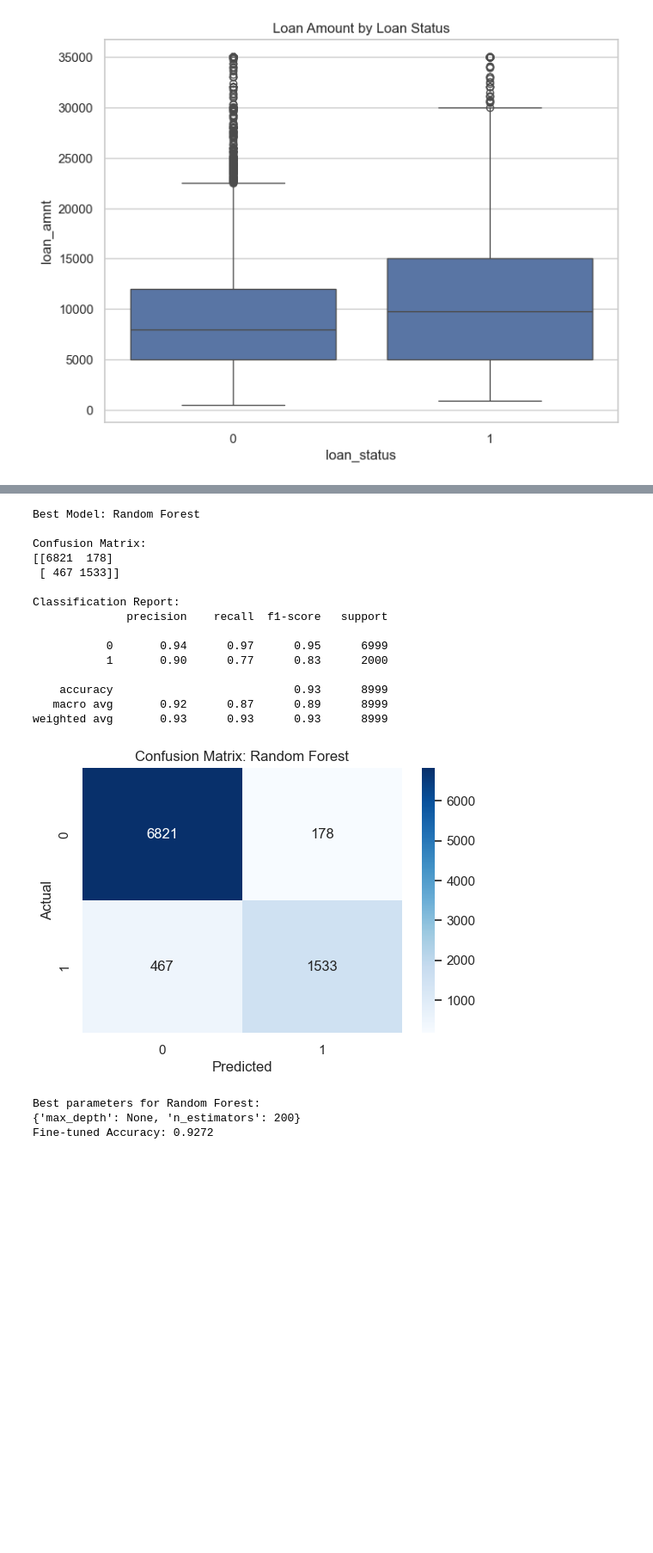
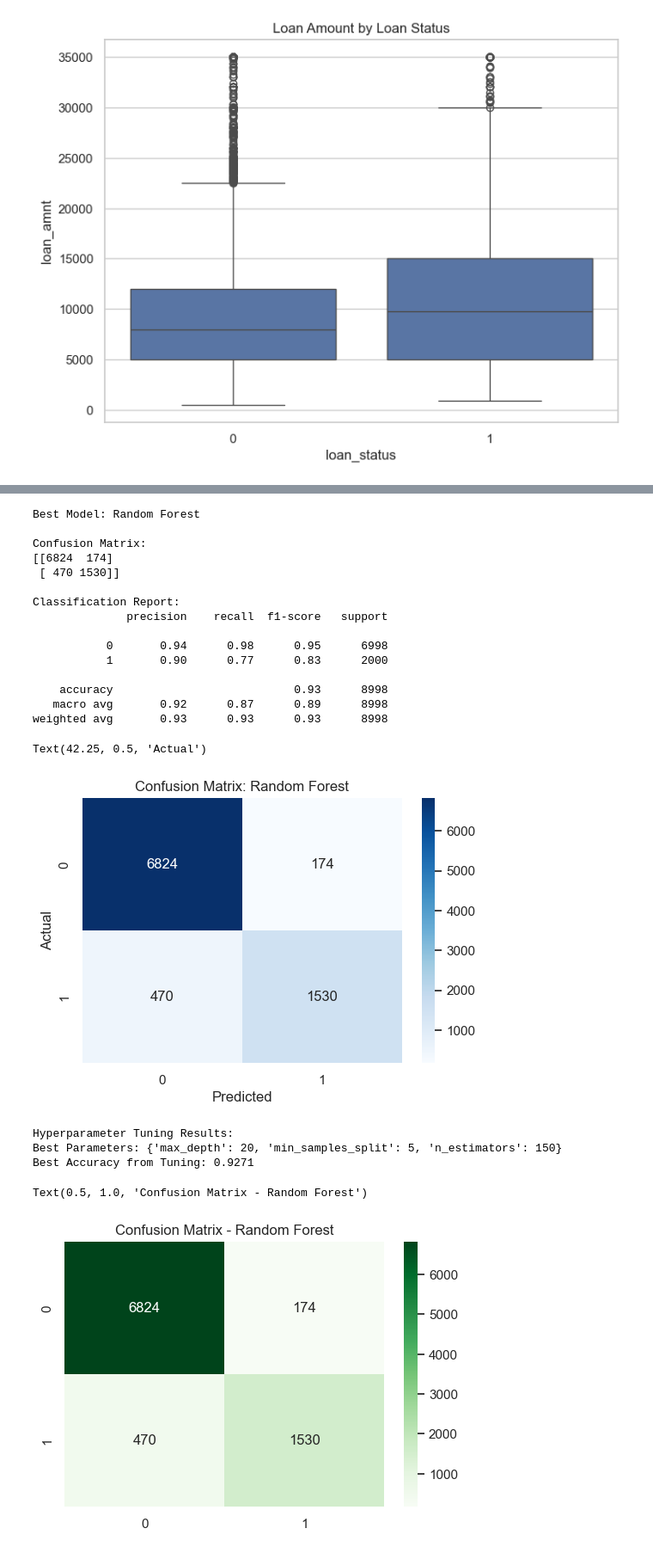
Before and after one commit to Pranoykh/Milestone2, a Jupyter notebook: binary classification.ipynb, the cells around one changed output, grey strips where cells are left out. Shown at 86% size. Drawn from its saved outputs; the diff is of its cells as text; code cells hidden in the pictures; blank space fills up the shorter version.

```diff
--- a/binary classification.ipynb
+++ b/binary classification.ipynb
@@ -109,5 +89,5 @@ max      850.000000      1.000000
 1. Preprocessing - Outlier Handling
 # %%
 # Filter out unrealistic ages and employment experience
-df = df[df['person_age'] <= 100]
+df = df[df['person_age'] <= 75]
 df = df[df['person_emp_exp'] < df['person_age']]
@@ -185,4 +164,4 @@ df.head()
 # 3. Categorical Encoding
 # Use Label Encoding for binary or ordinal, and Get Dummies for others
 # For simplicity, we can use pd.get_dummies for all categorical columns
-df_encoded = pd.get_dummies(df, columns=['person_gender', 'person_education', 'person_home_ownership', 'loan_intent', 'previous_loan_defaults_on_file'], drop_first=True)
+df_encoded = pd.get_dummies(df, columns=['person_gender', 'person_education', 'person_home_ownership', 'loan_intent', 'previous_loan_defaults_on_file'], drop_first=True, dtype=int)
@@ -307,18 +297,18 @@ print(class_report)
 Best Model: Random Forest
 
 Confusion Matrix:
-[[6821  178]
- [ 467 1533]]
+[[6824  174]
+ [ 470 1530]]
 
 Classification Report:
               precision    recall  f1-score   support
 
-           0       0.94      0.97      0.95      6999
+           0       0.94      0.98      0.95      6998
            1       0.90      0.77      0.83      2000
 
-    accuracy                           0.93      8999
-   macro avg       0.92      0.87      0.89      8999
-weighted avg       0.93      0.93      0.93      8999
+    accuracy                           0.93      8998
+   macro avg       0.92      0.87      0.89      8998
+weighted avg       0.93      0.93      0.93      8998
 # %%
 # Plot confusion matrix
 plt.figure(figsize=(6, 4))
@@ -326,34 +316,41 @@ sns.heatmap(conf_matrix, annot=True, fmt='d', cmap='Blues')
 plt.title(f'Confusion Matrix: {best_model_name}')
 plt.xlabel('Predicted')
 plt.ylabel('Actual')
-plt.savefig('best_model_confusion_matrix.png')
 # %% [output]
+Text(42.25, 0.5, 'Actual')
 [figure]
 # %%
-# 7. Hyperparameter Tuning (Fine-tuning the best model)
-# Let's assume Random Forest or Gradient Boosting is the best.
-# I will do a small GridSearch for the best model to demonstrate fine-tuning.
-
-param_grid = {}
-if "Random Forest" in best_model_name:
+if best_model_name == "Random Forest":
     param_grid = {
-        'n_estimators': [100, 200],
-        'max_depth': [None, 10, 20]
+        'n_estimators': [100, 150],
+        'max_depth': [10, 20],
+        'min_samples_split': [2, 5]
     }
-elif "Gradient Boosting" in best_model_name:
+    grid_search = GridSearchCV(RandomForestClassifier(), param_grid, cv=3, scoring='accuracy', n_jobs=-1)
+    grid_search.fit(X_train, y_train)
+    print("\nHyperparameter Tuning Results:")
+    print(f"Best Parameters: {grid_search.best_params_}")
+    print(f"Best Accuracy from Tuning: {grid_search.best_score_:.4f}")
+elif best_model_name == "Gradient Boosting":
     param_grid = {
-        'n_estimators': [100, 200],
-        'learning_rate': [0.1, 0.05]
+        'n_estimators': [100, 150],
+        'learning_rate': [0.1, 0.05],
+        'max_depth': [3, 5]
     }
+    grid_search = GridSearchCV(GradientBoostingClassifier(), param_grid, cv=3, scoring='accuracy', n_jobs=-1)
+    grid_search.fit(X_train, y_train)
+    print("\nHyperparameter Tuning Results:")
+    print(f"Best Parameters: {grid_search.best_params_}")
+    print(f"Best Accuracy from Tuning: {grid_search.best_score_:.4f}")
+# %% [output]
+Hyperparameter Tuning Results:
+Best Parameters: {'max_depth': 20, 'min_samples_split': 5, 'n_estimators': 150}
+Best Accuracy from Tuning: 0.9271
-# %%
-# Conducting GridSearchCV
-if param_grid:
-    grid_search = GridSearchCV(best_model_obj, param_grid, cv=3, scoring='accuracy', n_jobs=-1)
-    grid_search.fit(X_train, y_train)
-    print(f"\nBest parameters for {best_model_name}:")
-    print(grid_search.best_params_)
-    print(f"Fine-tuned Accuracy: {grid_search.best_score_:.4f}")
-# %% [output]
-Best parameters for Random Forest:
-{'max_depth': None, 'n_estimators': 200}
-Fine-tuned Accuracy: 0.9272
+# %%
+# Finalizing visuals for the response
+plt.figure(figsize=(6, 4))
+sns.heatmap(conf_matrix, annot=True, fmt='d', cmap='Greens')
+plt.title(f'Confusion Matrix - {best_model_name}')
+# %% [output]
+Text(0.5, 1.0, 'Confusion Matrix - Random Forest')
+[figure, added]
```
Also changed, not shown: parts of 8 cells of this notebook.
